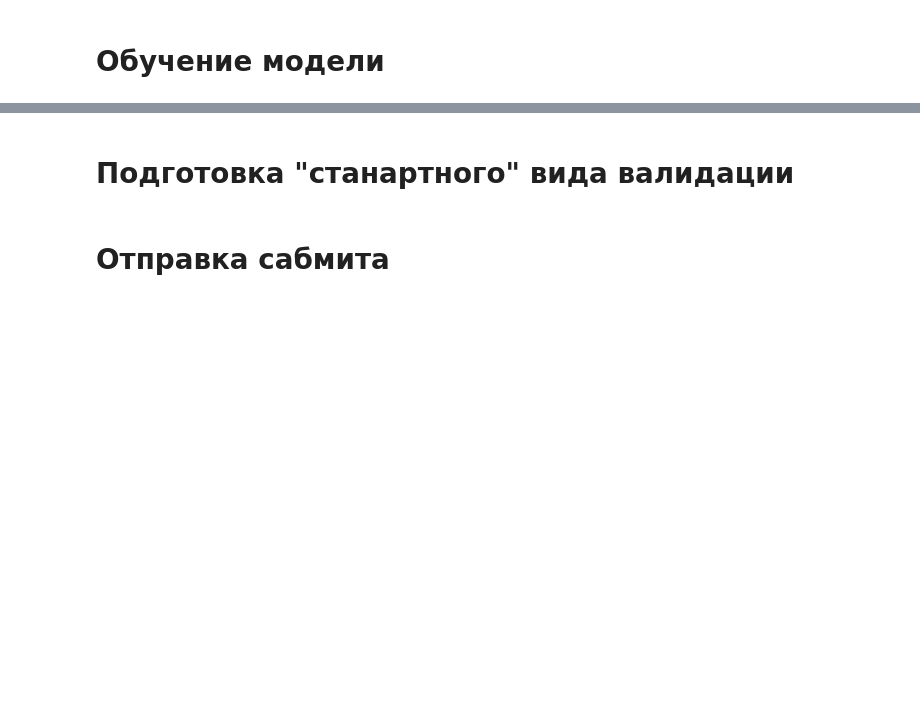
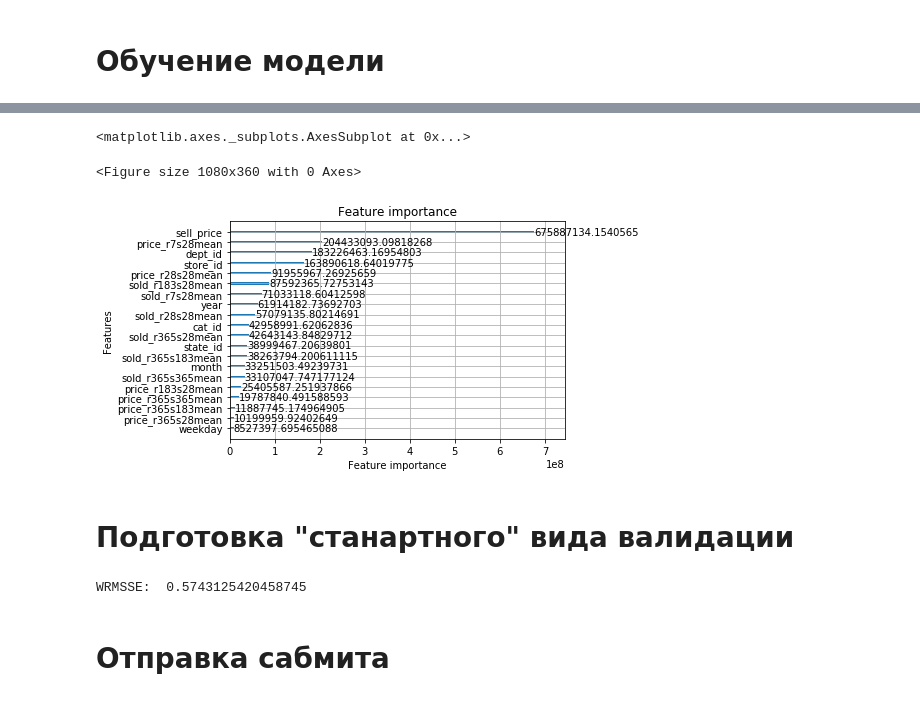
Before and after one commit to Semihal/m5-accuracy, a Jupyter notebook: ipynb/Pipeline.ipynb, the cells around one changed output, grey strips where cells are left out. Saved outputs shown, nothing was run; the diff lists cells and outputs as text; code cells hidden in the pictures; blank space fills up the shorter version.

```diff
--- a/ipynb/Pipeline.ipynb
+++ b/ipynb/Pipeline.ipynb
@@ -217,32 +75,0 @@ from datetime import datetime
-# %%
-models = {}
-field = 'dept_id'
-for idx_ in ds[field].unique().tolist():
-    logging.info(f'Train with {field} = {idx_}')
-
-    cat_train = train_ds[train_ds[field] == idx_]
-    cat_train = cat_train[XS + [TARGET]].dropna()
-    cat_val = val_ds[val_ds[field] == idx_]
-    cat_val = cat_val[XS + [TARGET]].dropna()
-    logging.debug(f'Shape of train set: {cat_train.shape}')
-    logging.debug(f'Shape of valid set: {cat_val.shape}')
-
-    cat_train_set = lgb.Dataset(cat_train[XS], cat_train[TARGET])
-    cat_valid_set = lgb.Dataset(cat_val[XS], cat_val[TARGET])
-
-    logging.info('Starting model train')
-    evals_result = {}
-    model = lgb.train(
-        params,
-        train_set=cat_train_set,
-        valid_sets=[cat_train_set, cat_valid_set],
-        early_stopping_rounds=10,
-        categorical_feature=CATEGORICAL_FEATURES,
-        evals_result=evals_result,
-        verbose_eval=20
-    )
-    models[idx_] = {
-        'model': model,
-        'evals_result': evals_result
-    }
-    logging.info('The model is trained')
@@ -282,0 +76,8 @@ plt.show()
+# %%
+model = lgb.train(
+    params,
+    train_set=train_set,
+    valid_sets=[train_set, valid_set],
+    early_stopping_rounds=10,
+    categorical_feature=CATEGORICAL_FEATURES
+)
@@ -283,2 +102,9 @@ plt.show()
+# %%
+plt.figure(figsize=(15, 5))
+lgb.plot_importance(model, importance_type='gain')
+# %% [output]
+<matplotlib.axes._subplots.AxesSubplot at 0x...>
+<Figure size 1080x360 with 0 Axes>
+[figure, added]
 # %% [markdown]
 # Подготовка "станартного" вида валидации
@@ -285,3 +117,7 @@ plt.show()
+# %%
+print('WRMSSE: ', metric.score(val_pred))
+# %% [output]
+WRMSSE:  0.5743125420458745
 # %% [markdown]
 # Отправка сабмита
 # %%
```
Also changed, not shown: parts of 58 cells of this notebook, 7 other files.
